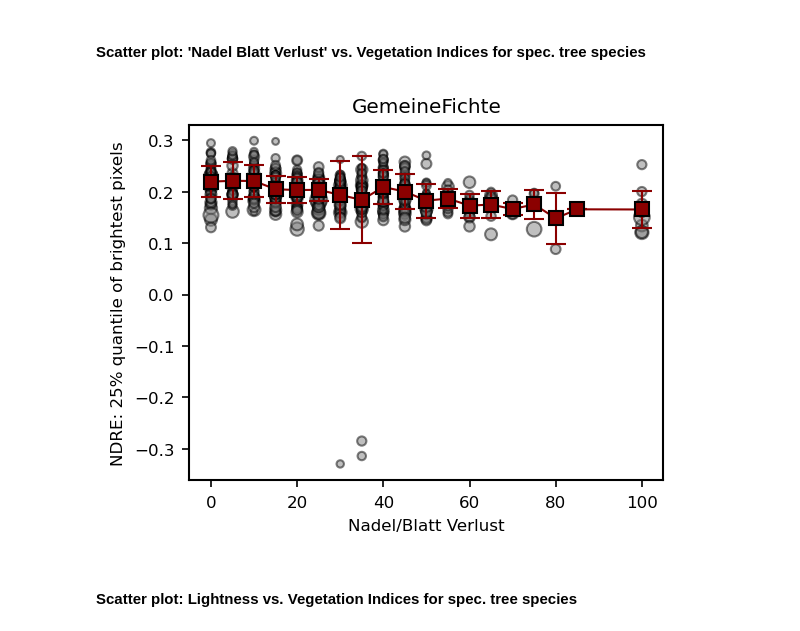
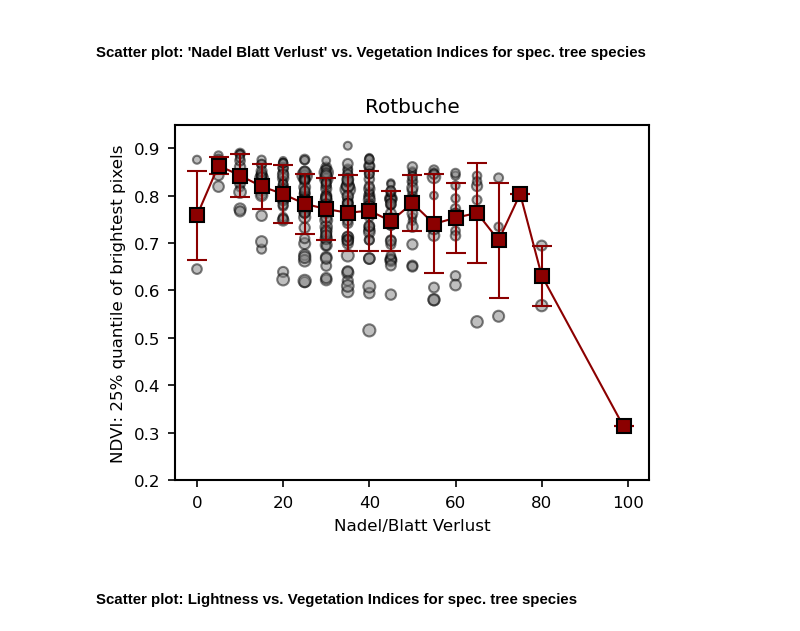
Before and after one commit to FlorianStehr/findatree, a Jupyter notebook: scripts/compare/features_terrestrial_vs_photometric.ipynb, the cells around one changed output. Saved outputs shown, nothing was run; the diff lists cells and outputs as text; code cells hidden in the pictures.

```diff
--- a/scripts/compare/features_terrestrial_vs_photometric.ipynb
+++ b/scripts/compare/features_terrestrial_vs_photometric.ipynb
@@ -134,8 +134,8 @@ mapper = descriptions.species_id_to_name()
 query_str = 'ba >= 0' # Select all tree species
 
 # ba_ids = [134] # Select 'Gemeine Kiefer'
-ba_ids = [118] # Select 'Gemeine Fichte'
-# ba_ids = [20] # Select 'Rotbuche'
+# ba_ids = [118] # Select 'Gemeine Fichte'
+ba_ids = [20] # Select 'Rotbuche'
 # ba_ids = [100] # Select 'Weißtanne'
 
 
@@ -146,17 +146,18 @@ query_str += ' and kkl in [1,2]'
 ############### Which feature to plot
 name_x = ('nbv', r'Nadel/Blatt Verlust')
 # name_x = ('sst', r'Schadstufe')
+# name_x = ('sst', r'Ver')
 
 # name_y = ('median_ndvi', r'NDVI: Median of all pixels')
-# name_y = ('perc25_brightest_ndvi', r'NDVI: 25% quantile of brightest pixels')
+name_y = ('perc25_brightest_ndvi', r'NDVI: 25% quantile of brightest pixels')
 # name_y = ('perc25_brightest_ndvire', r'NDVIRE: 25% quantile of brightest pixels')
-name_y = ('perc25_brightest_ndre', r'NDRE: 25% quantile of brightest pixels')
+# name_y = ('perc25_brightest_ndre', r'NDRE: 25% quantile of brightest pixels')
 
 ############### Some plotting specs
 xlim = [-5, 105] # For nbv
 # xlim = [-.2, 4.2] # For sst
 ylim = [0.2, 0.95] # For NDVI and NDVIRE
-ylim = [0., 0.4] # For NDRE
+# ylim = [0., 0.4] # For NDRE
 
 title_str = ''
 for id in ba_ids: title_str += mapper[id].replace(' ', '') + '-'
@@ -183,35 +184,35 @@ _ = ax.scatter(
     alpha=0.5,
     )
 
 # Errorbar plot for uniqe x values and respective y means
 x_unique = np.unique(x)
 y_unique = np.array([np.nanmean(y[np.where(x == xu)[0]]) for xu in x_unique])
 y_unique_err = np.array([np.nanstd(y[np.where(x == xu)[0]]) for xu in x_unique])
 
 _ = ax.errorbar(
     x_unique,
     y_unique,
     y_unique_err,
     fmt='-s',
     ms=7,
     color='darkred',
     mec='k',
     mfc='darkred',
     capsize=5,
     )
 
 
 ax.set_title(title_str)
 _ = ax.set_xlabel(name_x[1])
 _ = ax.set_ylabel(name_y[1])
 _ = ax.set_xlim(xlim)
-# _ = ax.set_ylim(ylim)
+_ = ax.set_ylim(ylim)
 
 # plt.savefig(os.path.join(save_dir, save_name), transparent=True)
 
 # df.query('nbv > 75 and perc25_brightest_ndvi > 0.8 and ba == 118')[['tnr', 'id', 'nbv', 'perc25_brightest_ndvi']]
 # %% [output]
-[figure, old version]
+[figure, new version]
 # %% [markdown]
 #### Scatter plot: Lightness vs. Vegetation Indices for spec. tree species
 # %%
```
Also changed, not shown: 6 other files.
